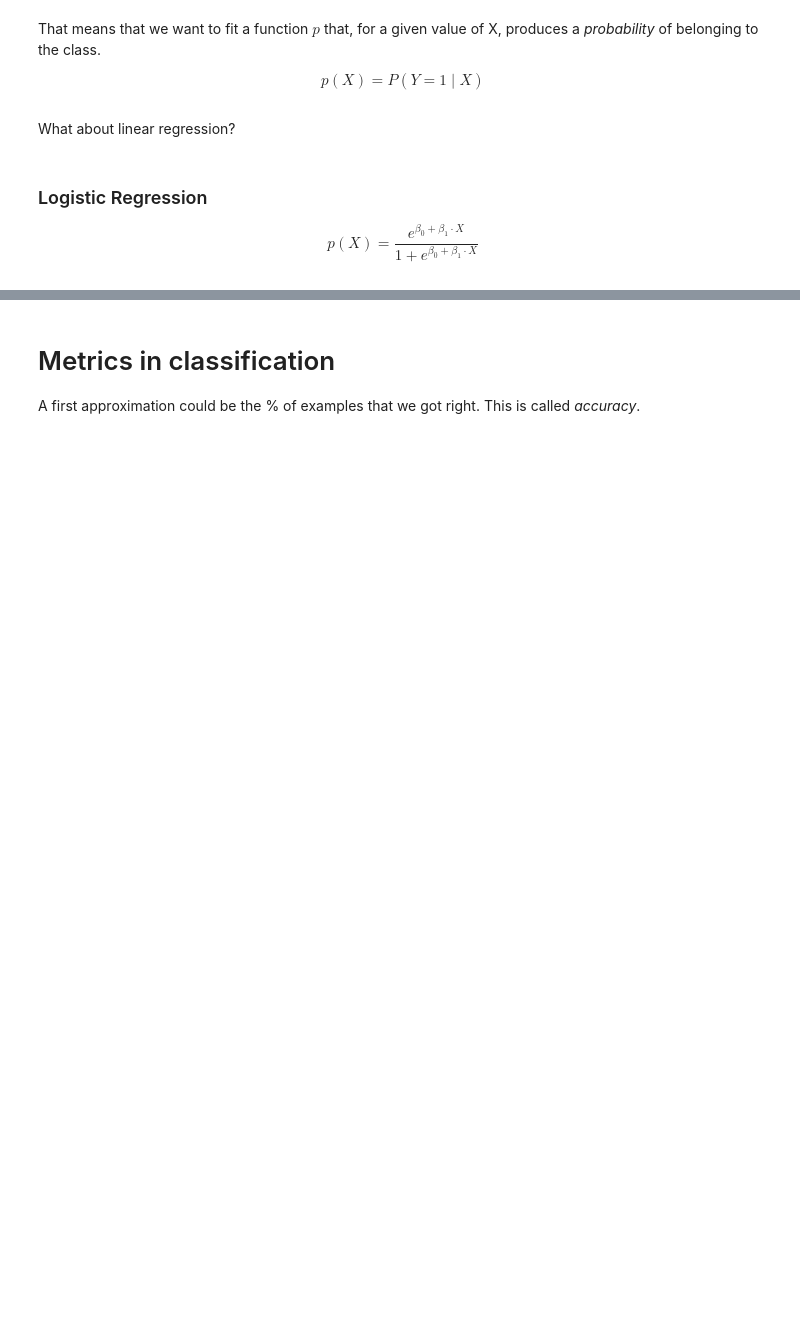
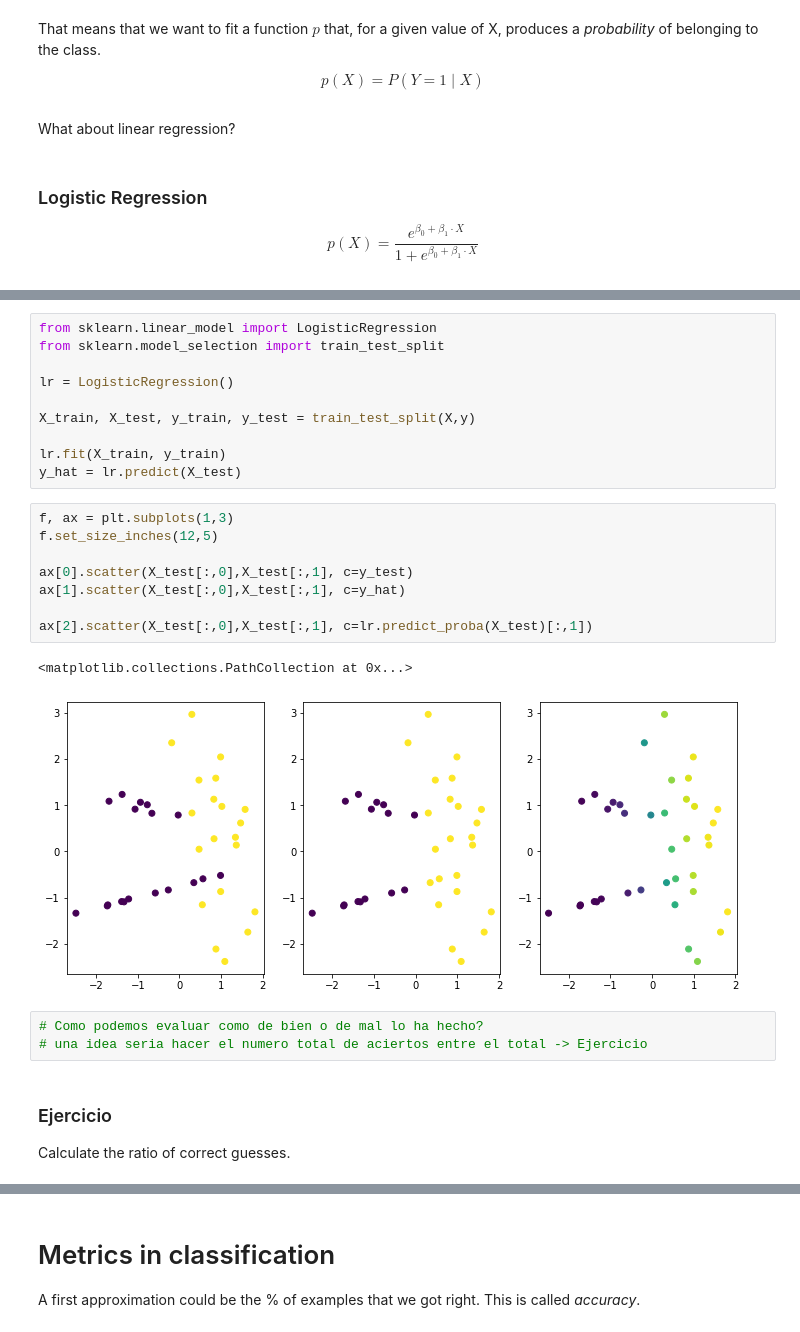
Before and after one commit to robertomanzanolopez/master-kschool, a Jupyter notebook: 08_Aprendizaje_supervisado_con_python/02-supervised_ml_II.empty.ipynb, the cells around one changed output, grey strips where cells are left out. Cells and saved outputs as stored; diff of their text form; blank space fills up the shorter version.

```diff
--- a/08_Aprendizaje_supervisado_con_python/02-supervised_ml_II.empty.ipynb
+++ b/08_Aprendizaje_supervisado_con_python/02-supervised_ml_II.empty.ipynb
@@ -40,0 +55,28 @@ $$p(X) = \frac{e^{\beta_0 + \beta_1 \cdot X}}{1 + e^{\beta_0 + \beta_1 \cdot X}}
+# %%
+from sklearn.linear_model import LogisticRegression
+from sklearn.model_selection import train_test_split
+
+lr = LogisticRegression()
+
+X_train, X_test, y_train, y_test = train_test_split(X,y)
+
+lr.fit(X_train, y_train)
+y_hat = lr.predict(X_test)
+# %%
+f, ax = plt.subplots(1,3)
+f.set_size_inches(12,5)
+
+ax[0].scatter(X_test[:,0],X_test[:,1], c=y_test)
+ax[1].scatter(X_test[:,0],X_test[:,1], c=y_hat)
+
+ax[2].scatter(X_test[:,0],X_test[:,1], c=lr.predict_proba(X_test)[:,1])
+# %% [output]
+<matplotlib.collections.PathCollection at 0x...>
+[figure, added]
+# %%
+# Como podemos evaluar como de bien o de mal lo ha hecho?
+# una idea seria hacer el numero total de aciertos entre el total -> Ejercicio
+# %% [markdown]
+### Ejercicio
+
+Calculate the ratio of correct guesses.
```
Also changed, not shown: parts of 46 cells of this notebook.
